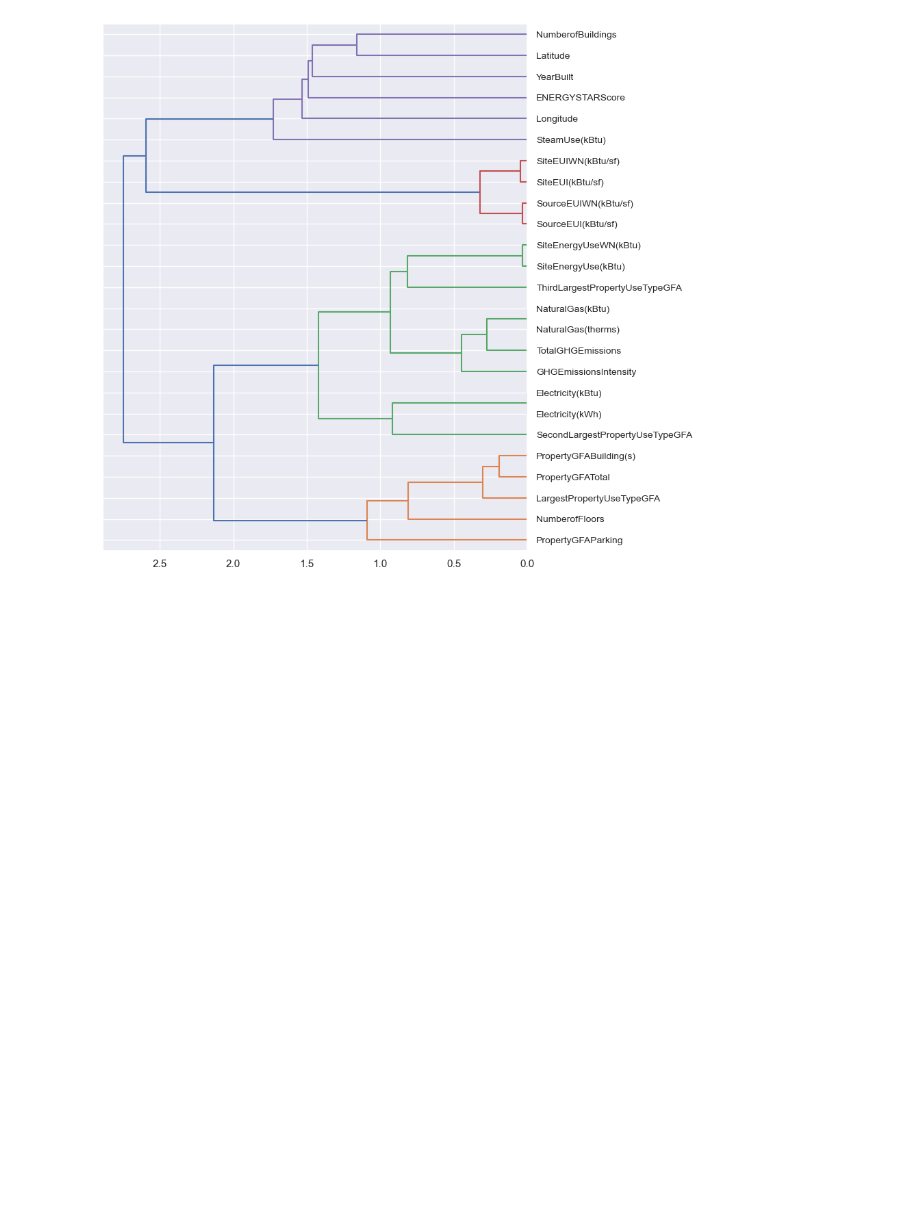
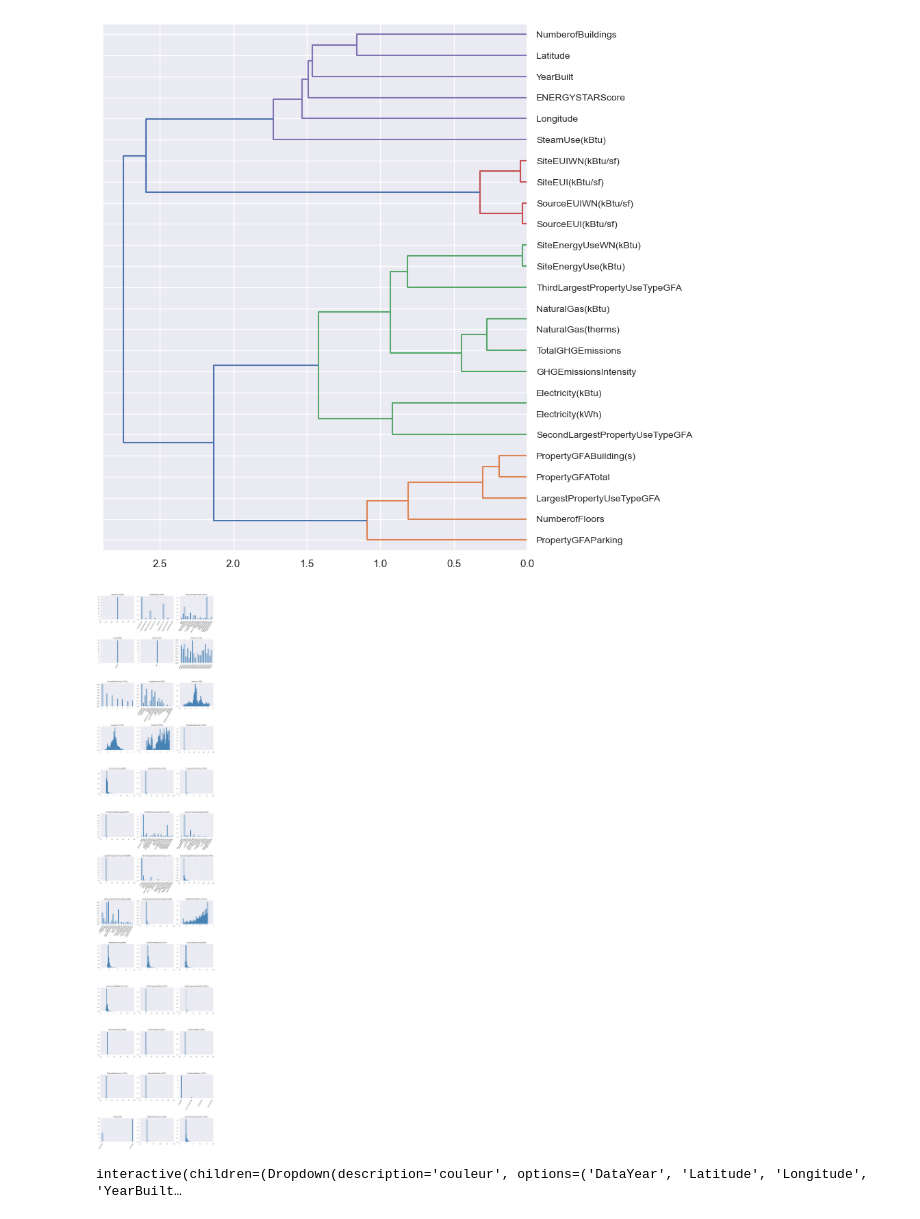
Before and after one commit to CeVague/Projet_4-Anticipez_besoins_consommation_batiments, a Jupyter notebook: Exploration.ipynb, the cells around one changed output. Saved outputs shown, nothing was run; the diff lists cells and outputs as text; code cells hidden in the pictures; blank space fills up the shorter version.

Commit message:
Update Exploration.ipynb
Génération des datas de base

```diff
--- a/Exploration.ipynb
+++ b/Exploration.ipynb
@@ -158,0 +164,2 @@ for c, e in COL.items():
+# %%
+data = data.sample(frac=1)
@@ -213,0 +247,21 @@ dendrogram(h.dendrogram_col.linkage, labels=dataTmp.columns, orientation='left')
+# %%
+lTmp = list(data.select_dtypes(include=['category', 'int', 'float']).columns)
+tTmp = len(lTmp)
+
+fig = plt.figure(figsize=(14,  5 * tTmp/3))
+
+for feat_idx in range(tTmp):
+    ax = fig.add_subplot((2+tTmp)//3, 3, (feat_idx+1))
+
+    tmp = data[lTmp[feat_idx]].dropna().copy()
+    if tmp.dtype == 'category':
+        tmp = tmp.loc[tmp.isin(tmp.value_counts()[:20].index)]
+
+    h = ax.hist(tmp, bins=40, color='steelblue', density=True, edgecolor='none')
+    ax.set_title("{} ({})".format(lTmp[feat_idx], len(tmp)), fontsize=14)
+    ax.set_xticks(ax.get_xticks(), [x.get_text()[:20] for x in ax.get_xticklabels()], rotation=60, ha='right', rotation_mode='anchor')
+
+fig.tight_layout(pad=1)
+plt.show()
+# %% [output]
+[figure, added]
@@ -213,0 +271,27 @@ dendrogram(h.dendrogram_col.linkage, labels=dataTmp.columns, orientation='left')
+# %%
+sns.set(rc={"figure.figsize":(8, 6)})
+
+@interact
+def show_articles_more_than(couleur=data.select_dtypes(include=['int', 'float']).columns):
+    x = data["Longitude"]
+    y = data["Latitude"]
+
+    c = data[couleur]
+
+    fig = plt.figure()
+    ax = plt.axes()
+
+    if couleur in ['NumberofFloors', 'NumberofBuildings'] or '(' in couleur:
+        sc = ax.scatter(x, y, c=c, s=0, alpha=1, norm=LogNorm())
+        ax.scatter(x, y, c=c, s=50, alpha=0.2, norm=LogNorm())
+    else:
+        sc = ax.scatter(x, y, c=c, s=0, alpha=1)
+        ax.scatter(x, y, c=c, s=50, alpha=0.2)
+
+
+
+    cb = fig.colorbar(sc, ax=ax)
+
+    plt.show()
+# %% [output]
+interactive(children=(Dropdown(description='couleur', options=('DataYear', 'Latitude', 'Longitude', 'YearBuilt…
```
Also changed, not shown: parts of 6 cells of this notebook.
